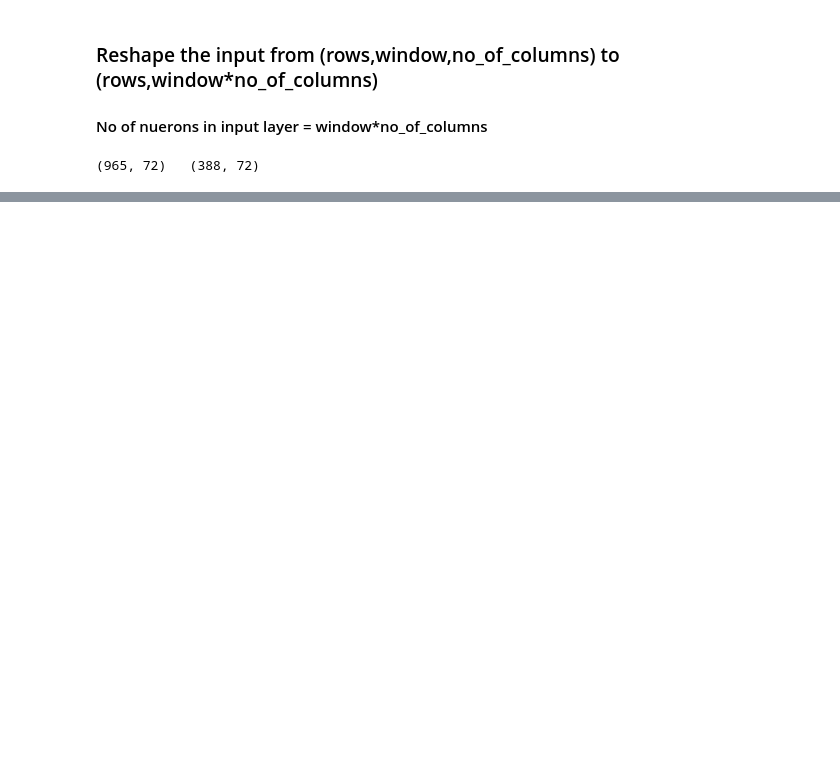
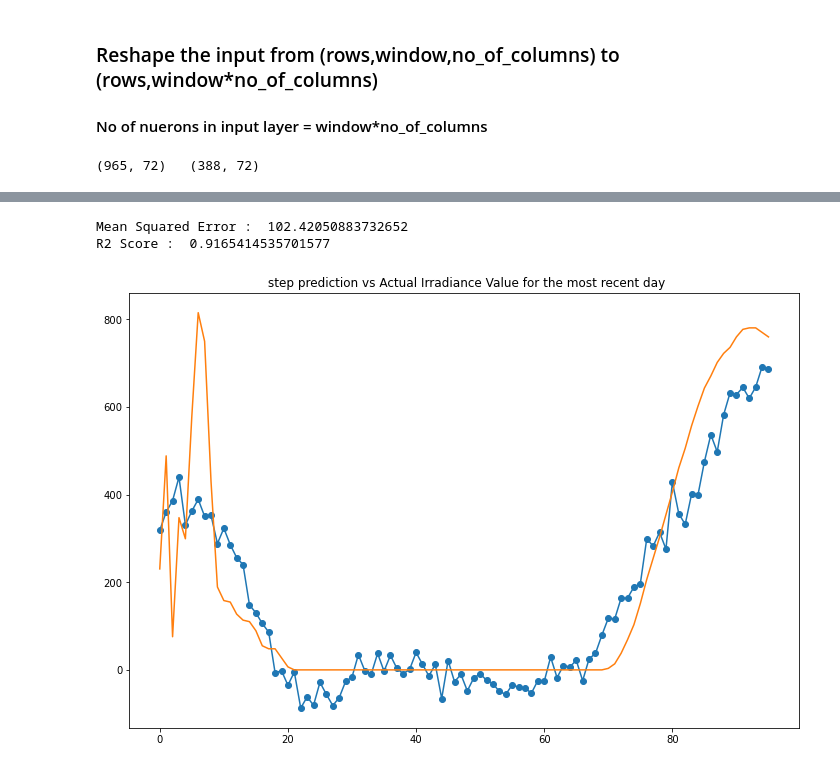
Before and after one commit to Rujul-Patel/InternshipTest, a Jupyter notebook: prescinto.ipynb, the cells around one changed output, grey strips where cells are left out. Drawn from its saved outputs; the diff is of its cells as text; code cells hidden in the pictures; blank space fills up the shorter version.

```diff
--- a/prescinto.ipynb
+++ b/prescinto.ipynb
@@ -362,0 +338,6 @@ y_test.shape
+# %%
+mlp(X_15m_train,y_15m_train,X_15m_test,y_15m_test)
+# %% [output]
+Mean Squared Error :  102.42050883732652
+R2 Score :  0.9165414535701577
+[figure, added]
```
Also changed, not shown: parts of 59 cells of this notebook.
